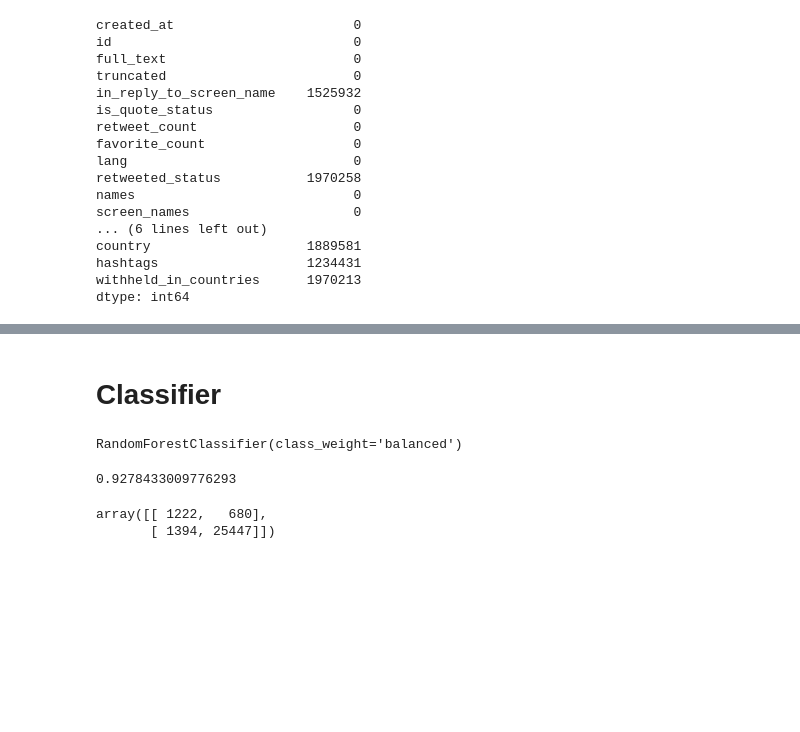
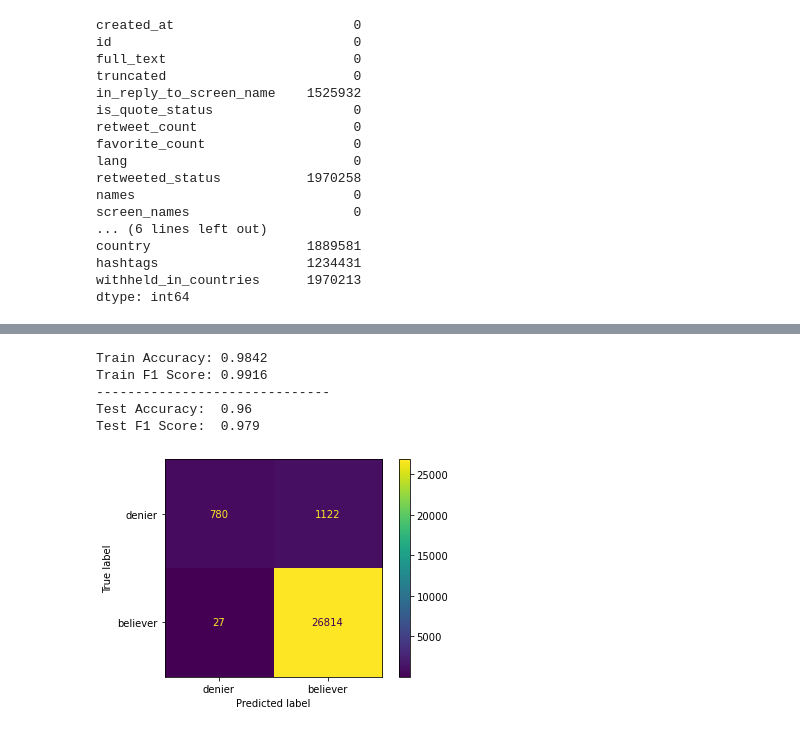
Before and after one commit to JoeBrowz/climate-prop, a Jupyter notebook: liberal_agenda.ipynb, the cells around one changed output, grey strips where cells are left out. Drawn from its saved outputs; the diff is of its cells as text; code cells hidden in the pictures; blank space fills up the shorter version.

Commit message:
added comments, readme edited, images added

```diff
--- a/liberal_agenda.ipynb
+++ b/liberal_agenda.ipynb
@@ -230,7 +201,15 @@ Name: full_text, Length: 86228, dtype: object
 # %%
-pipeline = Pipeline([('vec', CountVectorizer()),
-                     ('tfidf', TfidfTransformer()),
-                     ('clf', RandomForestClassifier(class_weight='balanced'))])
+# create TD-IDF to RandomForest pipeline. Set fixed parameters
+pipeline = Pipeline([('tfidf', TfidfVectorizer()),
+                     ('clf', RandomForestClassifier(class_weight=class_weights))])
+# %%
+# create grid search parameters
+grid_params = {'clf__n_estimators': [100, 450, 800],
+               'clf__criterion': ['gini', 'entropy'],
+               'clf__max_depth': [None, 6, 10]}
 # %%
-pipeline.fit(X_train, y_train)
+# Instantiate gridsearch object
+gridsearch = GridSearchCV(pipeline, param_grid=grid_params, n_jobs = -1)
+# fit to training set
+gridsearch.fit(X_train, y_train)
 # %% [output]
@@ -247,2 +232,0 @@ tf_idf_data_test = vectorizer.transform(X_test)
-# %% [markdown]
-# Classifier
@@ -251,16 +233,23 @@ rf_classifier = RandomForestClassifier(class_weight='balanced')
-# %%
-rf_classifier.fit(tf_idf_data_train, y_train)
-# %% [output]
-RandomForestClassifier(class_weight='balanced')
 # %%
-y_pred_train = rf_classifier.predict(tf_idf_data_train)
-y_pred_test = rf_classifier.predict(tf_idf_data_test)
+# generate predictions
+y_pred_train = gridsearch.predict(X_train)
+y_pred = gridsearch.predict(X_test)
 # %%
-accuracy_score(y_test, y_pred_test)
+# compare F1 and Accuracy scores to check for overfitting
+print(f'Train Accuracy: {round(accuracy_score(y_train, y_pred_train), 4)}')
+print(f'Train F1 Score: {round(f1_score(y_train, y_pred_train), 4)}')
+print('-----'*6)
+print(f'Test Accuracy:  {round(accuracy_score(y_test, y_pred), 4)}')
+print(f'Test F1 Score:  {round(f1_score(y_test, y_pred), 4)}')
 # %% [output]
-0.9278433009776293
+Train Accuracy: 0.9842
+Train F1 Score: 0.9916
+------------------------------
+Test Accuracy:  0.96
+Test F1 Score:  0.979
 # %%
-confusion_matrix(y_test, y_pred_test)
+# visualize confusion matrix
+con_mat = confusion_matrix(y_test, y_pred)
+display = ConfusionMatrixDisplay(con_mat, display_labels=['denier', 'believer']).plot()
 # %% [output]
-array([[ 1222,   680],
-       [ 1394, 25447]])
+[figure, added]
```
Also changed, not shown: parts of 58 cells of this notebook, 5 other files.
